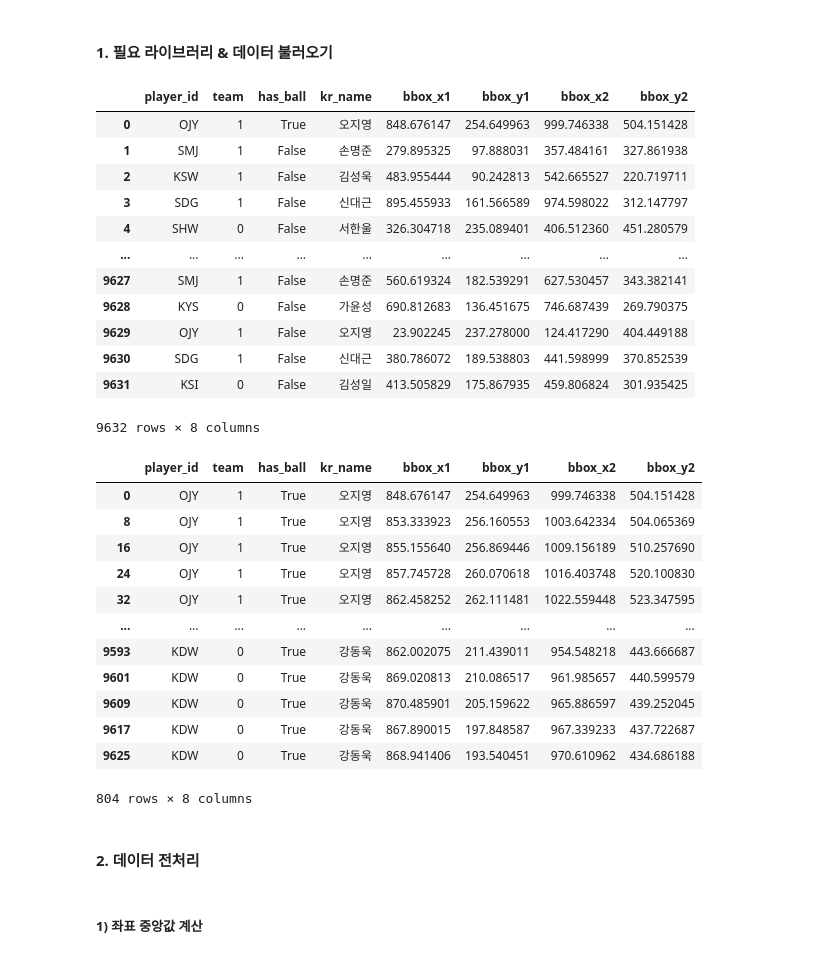
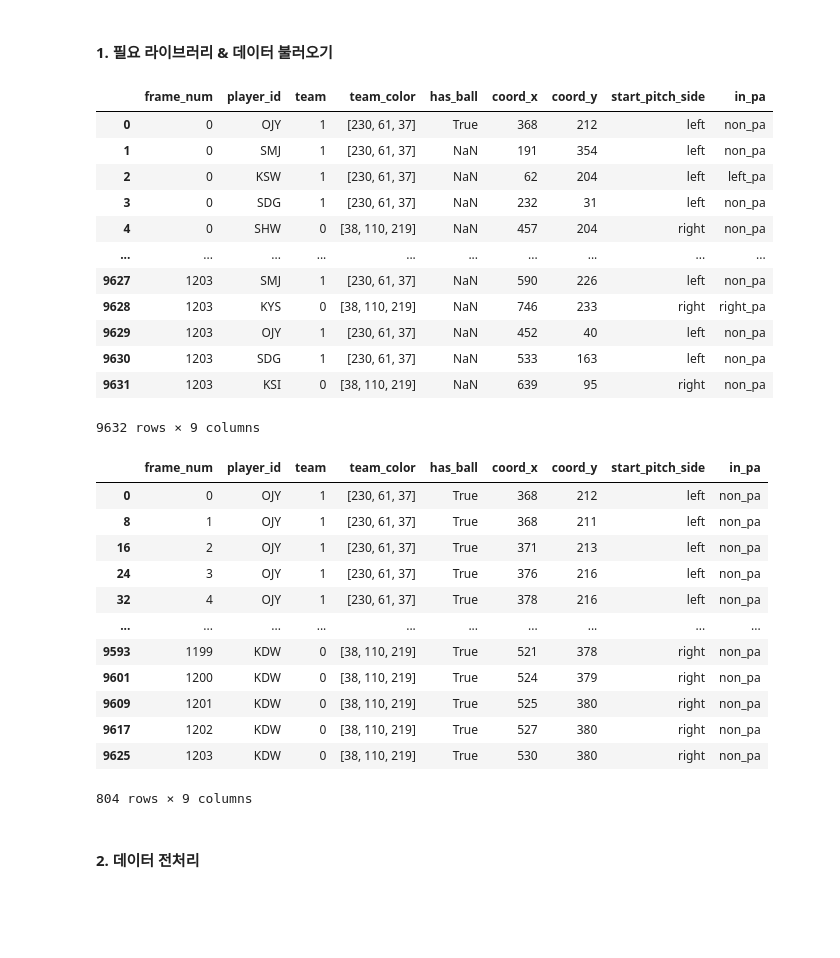
Before and after one commit to Kshi0219/adios-video, a Jupyter notebook: Kyungran/possession.ipynb, the cells around one changed output. Drawn from its saved outputs; the diff is of its cells as text; code cells hidden in the pictures; blank space fills up the shorter version.

```diff
--- a/Kyungran/possession.ipynb
+++ b/Kyungran/possession.ipynb
@@ -17,39 +10,36 @@ matplotlib.rcParams['axes.unicode_minus'] =False
 # %%
-player_data = pd.read_csv(r"C:\krpython\adios-video\adios-video\Kyungran\player_data.csv", index_col=0)
+player_data = pd.read_csv(r"C:\krpython\adios-video\adios-video\Kyungran\testMatch-heatmap-df.csv", index_col=0)
 player_data
 # %% [output]
-|  | player_id | team | has_ball | kr_name | bbox_x1 | bbox_y1 | bbox_x2 | bbox_y2 |
-| 0 | OJY | 1 | True | 오지영 | 848.676147 | 254.649963 | 999.746338 | 504.151428 |
-| 1 | SMJ | 1 | False | 손명준 | 279.895325 | 97.888031 | 357.484161 | 327.861938 |
-| 2 | KSW | 1 | False | 김성욱 | 483.955444 | 90.242813 | 542.665527 | 220.719711 |
-| 3 | SDG | 1 | False | 신대근 | 895.455933 | 161.566589 | 974.598022 | 312.147797 |
-| 4 | SHW | 0 | False | 서한울 | 326.304718 | 235.089401 | 406.512360 | 451.280579 |
-| ... | ... | ... | ... | ... | ... | ... | ... | ... |
-| 9627 | SMJ | 1 | False | 손명준 | 560.619324 | 182.539291 | 627.530457 | 343.382141 |
-| 9628 | KYS | 0 | False | 가윤성 | 690.812683 | 136.451675 | 746.687439 | 269.790375 |
-| 9629 | OJY | 1 | False | 오지영 | 23.902245 | 237.278000 | 124.417290 | 404.449188 |
-| 9630 | SDG | 1 | False | 신대근 | 380.786072 | 189.538803 | 441.598999 | 370.852539 |
-| 9631 | KSI | 0 | False | 김성일 | 413.505829 | 175.867935 | 459.806824 | 301.935425 |
+|  | frame_num | player_id | team | team_color | has_ball | coord_x | coord_y | start_pitch_side | in_pa |
+| 0 | 0 | OJY | 1 | [230, 61, 37] | True | 368 | 212 | left | non_pa |
+| 1 | 0 | SMJ | 1 | [230, 61, 37] | NaN | 191 | 354 | left | non_pa |
+| 2 | 0 | KSW | 1 | [230, 61, 37] | NaN | 62 | 204 | left | left_pa |
+| 3 | 0 | SDG | 1 | [230, 61, 37] | NaN | 232 | 31 | left | non_pa |
+| 4 | 0 | SHW | 0 | [38, 110, 219] | NaN | 457 | 204 | right | non_pa |
+| ... | ... | ... | ... | ... | ... | ... | ... | ... | ... |
+| 9627 | 1203 | SMJ | 1 | [230, 61, 37] | NaN | 590 | 226 | left | non_pa |
+| 9628 | 1203 | KYS | 0 | [38, 110, 219] | NaN | 746 | 233 | right | right_pa |
+| 9629 | 1203 | OJY | 1 | [230, 61, 37] | NaN | 452 | 40 | left | non_pa |
+| 9630 | 1203 | SDG | 1 | [230, 61, 37] | NaN | 533 | 163 | left | non_pa |
+| 9631 | 1203 | KSI | 0 | [38, 110, 219] | NaN | 639 | 95 | right | non_pa |
-9632 rows × 8 columns
+9632 rows × 9 columns
 # %%
-# 공 갖고 있는 사람에 대해서만 필터
 player_data = player_data[player_data['has_ball'] == True]
 player_data
 # %% [output]
-|  | player_id | team | has_ball | kr_name | bbox_x1 | bbox_y1 | bbox_x2 | bbox_y2 |
-| 0 | OJY | 1 | True | 오지영 | 848.676147 | 254.649963 | 999.746338 | 504.151428 |
-| 8 | OJY | 1 | True | 오지영 | 853.333923 | 256.160553 | 1003.642334 | 504.065369 |
-| 16 | OJY | 1 | True | 오지영 | 855.155640 | 256.869446 | 1009.156189 | 510.257690 |
-| 24 | OJY | 1 | True | 오지영 | 857.745728 | 260.070618 | 1016.403748 | 520.100830 |
-| 32 | OJY | 1 | True | 오지영 | 862.458252 | 262.111481 | 1022.559448 | 523.347595 |
-| ... | ... | ... | ... | ... | ... | ... | ... | ... |
-| 9593 | KDW | 0 | True | 강동욱 | 862.002075 | 211.439011 | 954.548218 | 443.666687 |
-| 9601 | KDW | 0 | True | 강동욱 | 869.020813 | 210.086517 | 961.985657 | 440.599579 |
-| 9609 | KDW | 0 | True | 강동욱 | 870.485901 | 205.159622 | 965.886597 | 439.252045 |
-| 9617 | KDW | 0 | True | 강동욱 | 867.890015 | 197.848587 | 967.339233 | 437.722687 |
-| 9625 | KDW | 0 | True | 강동욱 | 868.941406 | 193.540451 | 970.610962 | 434.686188 |
+|  | frame_num | player_id | team | team_color | has_ball | coord_x | coord_y | start_pitch_side | in_pa |
+| 0 | 0 | OJY | 1 | [230, 61, 37] | True | 368 | 212 | left | non_pa |
+| 8 | 1 | OJY | 1 | [230, 61, 37] | True | 368 | 211 | left | non_pa |
+| 16 | 2 | OJY | 1 | [230, 61, 37] | True | 371 | 213 | left | non_pa |
+| 24 | 3 | OJY | 1 | [230, 61, 37] | True | 376 | 216 | left | non_pa |
+| 32 | 4 | OJY | 1 | [230, 61, 37] | True | 378 | 216 | left | non_pa |
+| ... | ... | ... | ... | ... | ... | ... | ... | ... | ... |
+| 9593 | 1199 | KDW | 0 | [38, 110, 219] | True | 521 | 378 | right | non_pa |
+| 9601 | 1200 | KDW | 0 | [38, 110, 219] | True | 524 | 379 | right | non_pa |
+| 9609 | 1201 | KDW | 0 | [38, 110, 219] | True | 525 | 380 | right | non_pa |
+| 9617 | 1202 | KDW | 0 | [38, 110, 219] | True | 527 | 380 | right | non_pa |
+| 9625 | 1203 | KDW | 0 | [38, 110, 219] | True | 530 | 380 | right | non_pa |
-804 rows × 8 columns
+804 rows × 9 columns
 # %% [markdown]
 #### 2. 데이터 전처리
-# %% [markdown]
-##### 1) 좌표 중앙값 계산
```
Also changed, not shown: parts of 18 cells of this notebook, 1 other file.
